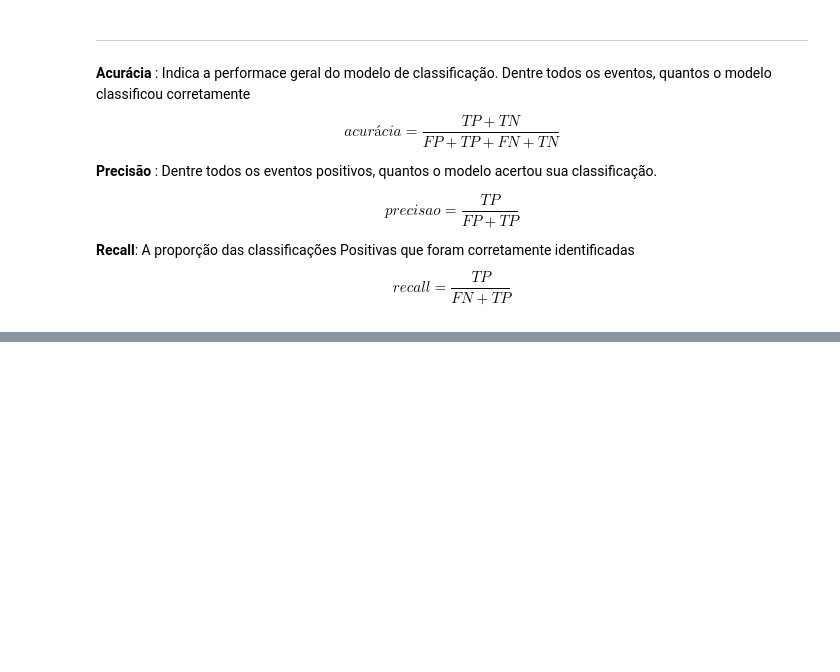
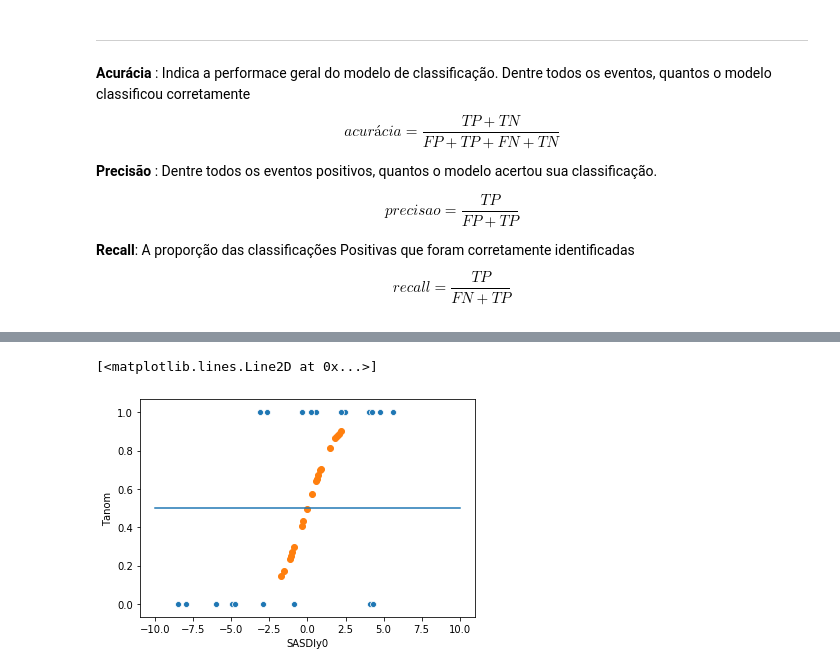
Before and after one commit to WladJSJ/Regressao_Logistica, a Jupyter notebook: RegLog_Tanom_V3.ipynb, the cells around one changed output, grey strips where cells are left out. Drawn from its saved outputs; the diff is of its cells as text; code cells hidden in the pictures; blank space fills up the shorter version.

```diff
--- a/RegLog_Tanom_V3.ipynb
+++ b/RegLog_Tanom_V3.ipynb
@@ -333,0 +382,6 @@ Observamos que, dentro do conjunto de treinamento, o modelo apresentou valores d
+# %%
+df.drop('Estatus',axis='columns', inplace=True)
+df.drop('Status',axis='columns', inplace=True)
+
+df.head()
+#print(df)
@@ -333,0 +395,7 @@ Observamos que, dentro do conjunto de treinamento, o modelo apresentou valores d
+# %%
+n_features, X, y = initiate()
+model = LogisticRegression()
+model.fit(X, y)
+y_pred = model.predict(X)
+print(classification_report(y, y_pred))
+print(model.coef_)
@@ -333,0 +413,17 @@ Observamos que, dentro do conjunto de treinamento, o modelo apresentou valores d
+# %%
+X = insert_ones(X)
+# %%
+w = np.append(model.intercept_.ravel(), model.coef_)
+sig_ajusted=sigmoid(X @ w.T)
+xl=np.array(X @ w.T)
+fig, ax = plt.subplots(figsize=(6,4))
+ax=sns.scatterplot(x='SASDIy0', y='Tanom',data=df,ax=ax)
+ax.scatter(xl, sig_ajusted)
+ax.plot([-10,10],[0.5,0.5])
+#ax.set_xlim([-2,2])
+
+#ax.scatter(df['SASDIy0'], df['Tanom'])
+#ax=sns.scatterplot(x=X[:,1], y='Tanom',data=df,ax=ax)
+# %% [output]
+[<matplotlib.lines.Line2D at 0x...>]
+[figure, added]
```
Also changed, not shown: parts of 19 cells of this notebook.
